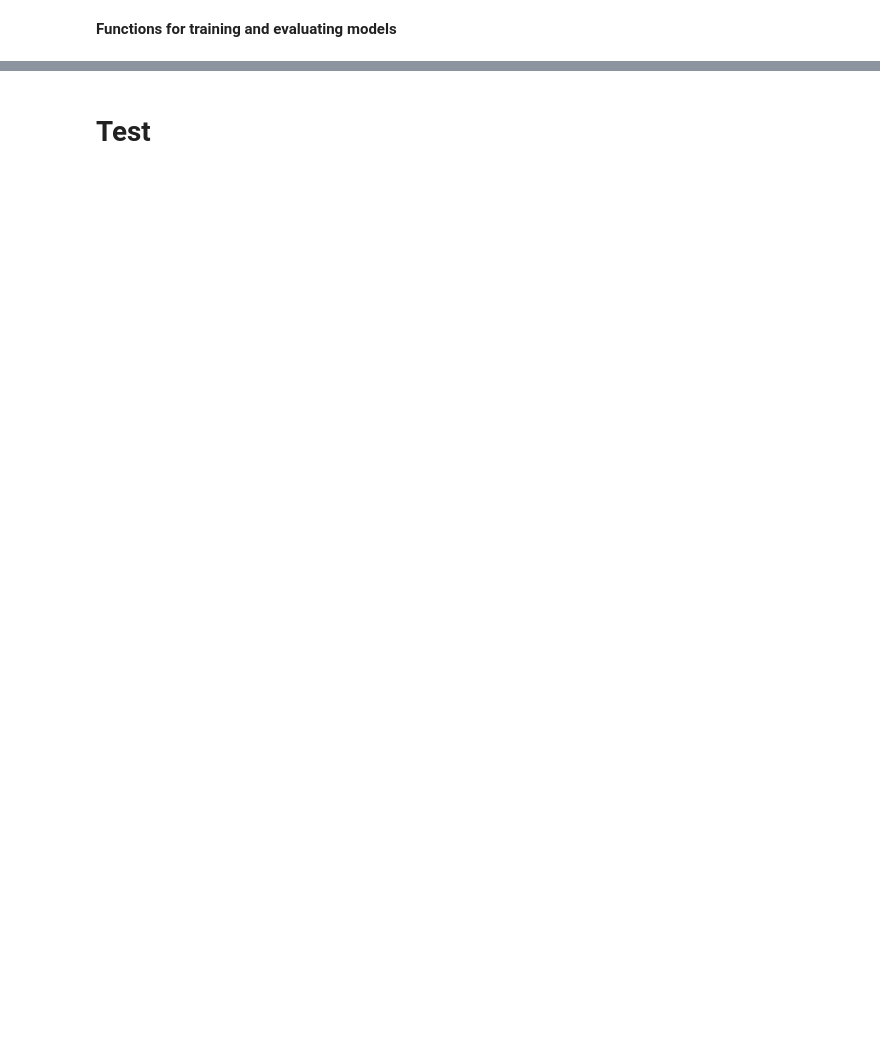
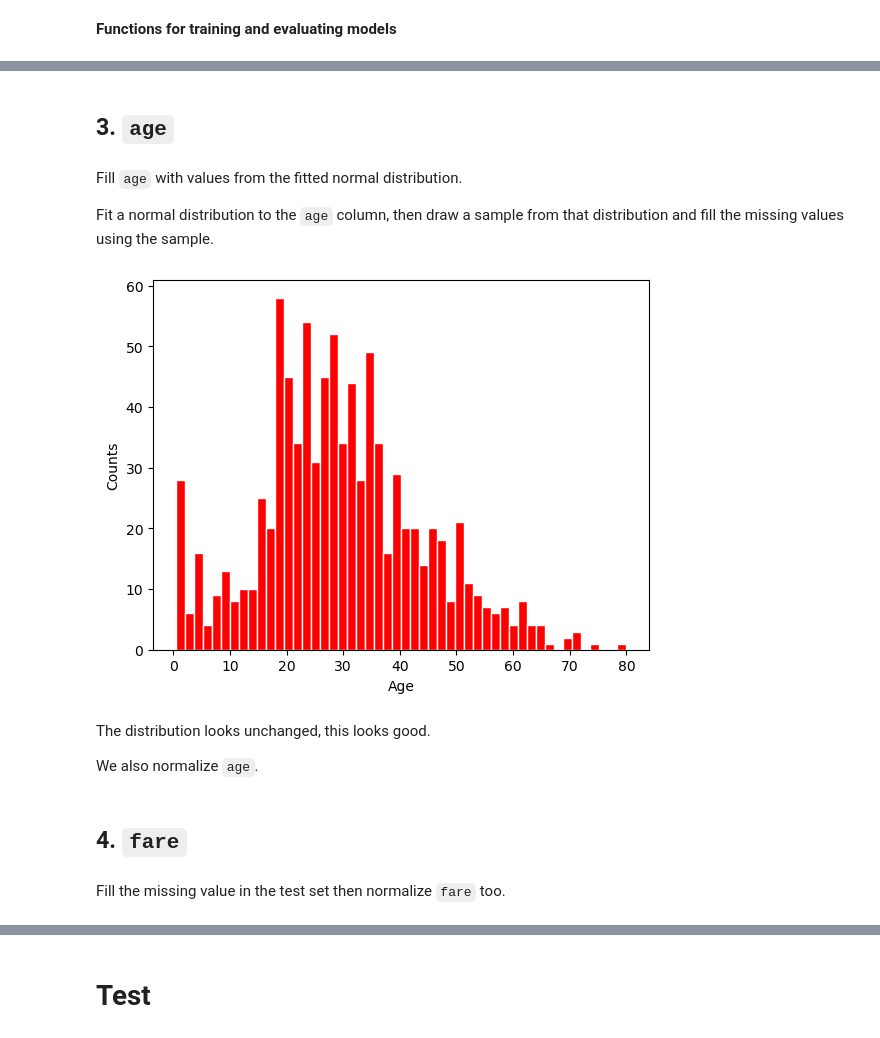
Before and after one commit to gabrielbaiduc/titanic, a Jupyter notebook: titanic.ipynb, the cells around one changed output, grey strips where cells are left out. Cells and saved outputs as stored; diff of their text form; code cells hidden in the pictures; blank space fills up the shorter version.

```diff
--- a/titanic.ipynb
+++ b/titanic.ipynb
@@ -387,2 +87,0 @@ train_df['binned_fare'] = binned_fare
-# %%
-train_df['alone'] = (train_df['sibsp'] == 0) & (train_df['parch'] == 0)
@@ -544,0 +93,2 @@ feature_importance.sort_values('Importances', ascending=False)
+# %%
+full_df = [train_df, test_df]
@@ -544,0 +120,4 @@ feature_importance.sort_values('Importances', ascending=False)
+# %%
+train_df['title'] = train_df['name'].str.extract(r'([A-Za-z]+\.)')
+test_df['title'] = test_df['name'].str.extract(r'([A-Za-z]+\.)')
+pd.crosstab(train_df['title'], train_df['sex'])
@@ -544,0 +146,6 @@ feature_importance.sort_values('Importances', ascending=False)
+# %%
+for frame in full_df:
+    frame['title'] = frame['title'].replace(['Capt.', 'Col.', 'Countess.', 'Don.', 'Dr.', 'Jonkheer.', 'Lady.', 'Major.', 'Rev.', 'Sir.', 'Dona.' ],
+                                             'Rare')
+    frame['title'] = frame['title'].replace(['Mlle.', 'Ms.'], 'Miss.')
+    frame['title'] = frame['title'].replace('Mme.', 'Mrs.')
@@ -544,0 +162,35 @@ feature_importance.sort_values('Importances', ascending=False)
+# %% [markdown]
+## 3. `age`
+# %% [markdown]
+Fill `age` with values from the fitted normal distribution.
+
+Fit a normal distribution to the `age` column, then draw a sample from that distribution and fill the missing values using the sample.
+# %%
+# fit normal distribution to age
+age_nona = train_df[train_df['age'].isna() == False]['age']
+fit_params = norm.fit(age_nona)
+mean, std_dev = fit_params
+
+# get avlues
+random_sample = norm.rvs(mean, std_dev, size=200, random_state=42)
+# limit values to be > 0
+positive_random_sample = random_sample[random_sample > 0]
+
+# fill values to datasets
+for frame in full_df:
+    # obtain the indices of the missing values
+    missing_indices = frame.index[frame['age'].isnull()]
+
+    # fill the instances with the random sample
+    frame.loc[missing_indices, 'age'] = positive_random_sample[:len(missing_indices)]
+
+#plot
+plt.hist(train_df['age'], bins=50, edgecolor='white', color='red');
+plt.ylabel('Counts');
+plt.xlabel('Age');
+# %% [output]
+[figure, added]
+# %% [markdown]
+The distribution looks unchanged, this looks good.
+
+We also normalize `age`.
@@ -544,0 +201,4 @@ feature_importance.sort_values('Importances', ascending=False)
+# %% [markdown]
+## 4. `fare`
+# %% [markdown]
+Fill the missing value in the test set then normalize `fare` too.
```
Also changed, not shown: parts of 115 cells of this notebook.
